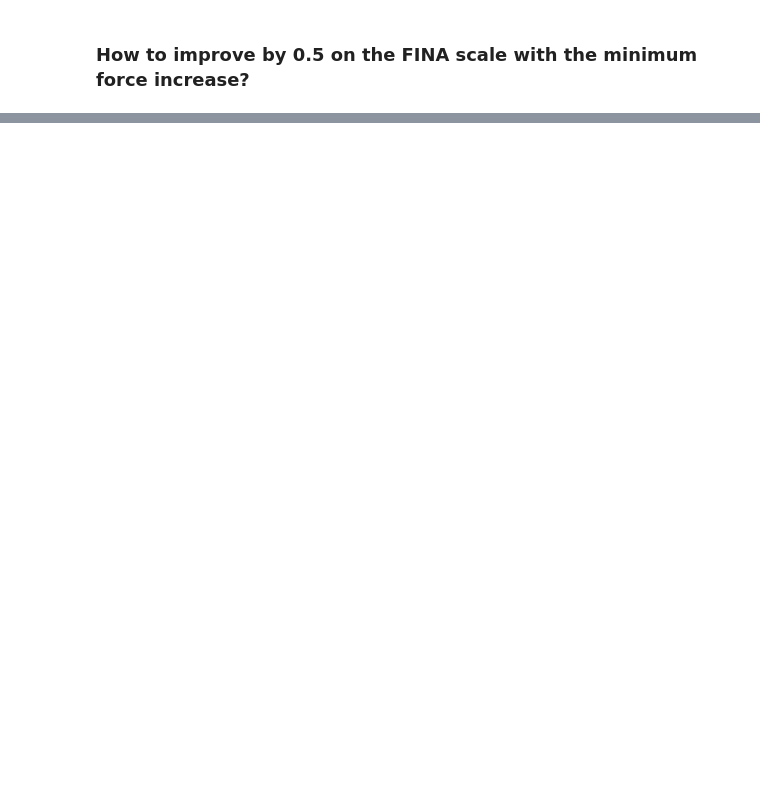
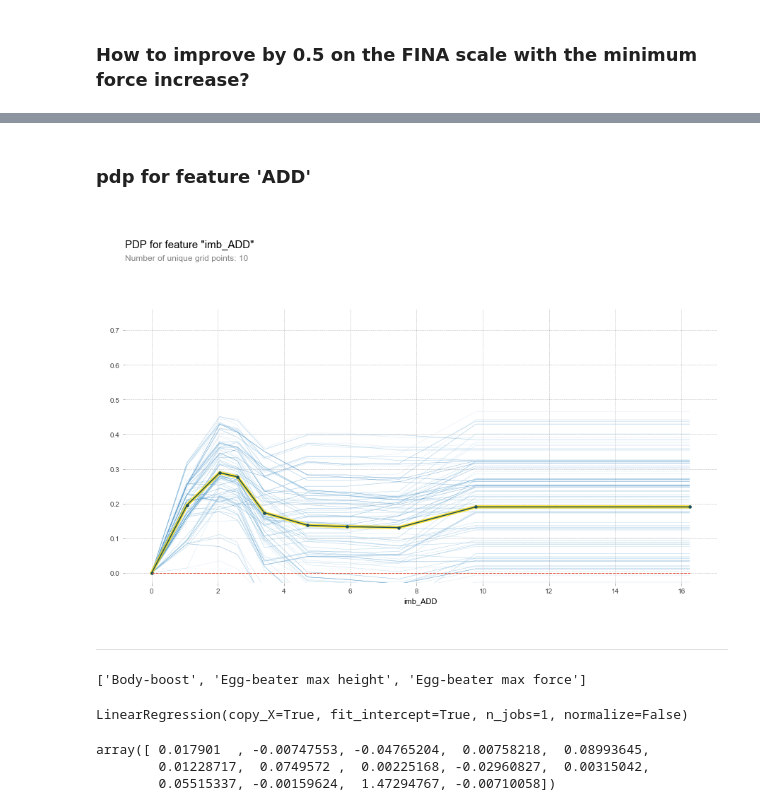
Before and after one commit to romainmartinez/synchro, a Jupyter notebook: synchro.ipynb, the cells around one changed output, grey strips where cells are left out. Saved outputs shown, nothing was run; the diff lists cells and outputs as text; code cells hidden in the pictures; blank space fills up the shorter version.

```diff
--- a/synchro.ipynb
+++ b/synchro.ipynb
@@ -708,0 +806,7 @@ S.plot_simulation(d)
+# %%
+participant = 42
+target = 'Body-boost'
+force_initial = X.iloc[[participant]]
+row = augment_X(force_initial)
+model = boosted[target]
+score_initial = model.predict(row)
@@ -708,0 +970,24 @@ S.plot_simulation(d)
+# %% [markdown]
+### pdp for feature 'ADD'
+# %%
+def plot_pdp(model, dataset, model_feature, feature, clusters=None):
+    p = pdp.pdp_isolate(model, dataset, model_feature, feature)
+    return pdp.pdp_plot(
+        p,
+        feature,
+        plot_lines=True,
+        cluster=clusters is not None,
+        n_cluster_centers=clusters)
+# %%
+df_pdp = X_augmented.copy()
+df_pdp[target] = y[target]
+
+plot_pdp(
+    model=boosted[target],
+    dataset=df_pdp,
+    model_feature=X_augmented.columns,
+    feature=feature);
+# %% [output]
+[figure, added]
+# %% [markdown]
+---
@@ -708,0 +1010,12 @@ S.plot_simulation(d)
+# %%
+targets
+# %% [output]
+['Body-boost', 'Egg-beater max height', 'Egg-beater max force']
+# %%
+from sklearn.linear_model import LinearRegression
+
+
+linear_model = LinearRegression()
+linear_model.fit(X_train, y_train[target])
+# %% [output]
+LinearRegression(copy_X=True, fit_intercept=True, n_jobs=1, normalize=False)
@@ -708,0 +1132,6 @@ S.plot_simulation(d)
+# %%
+model.coef_
+# %% [output]
+array([ 0.017901  , -0.00747553, -0.04765204,  0.00758218,  0.08993645,
+        0.01228717,  0.0749572 ,  0.00225168, -0.02960827,  0.00315042,
+        0.05515337, -0.00159624,  1.47294767, -0.00710058])
```
Also changed, not shown: parts of 31 cells of this notebook, 2 other files.
